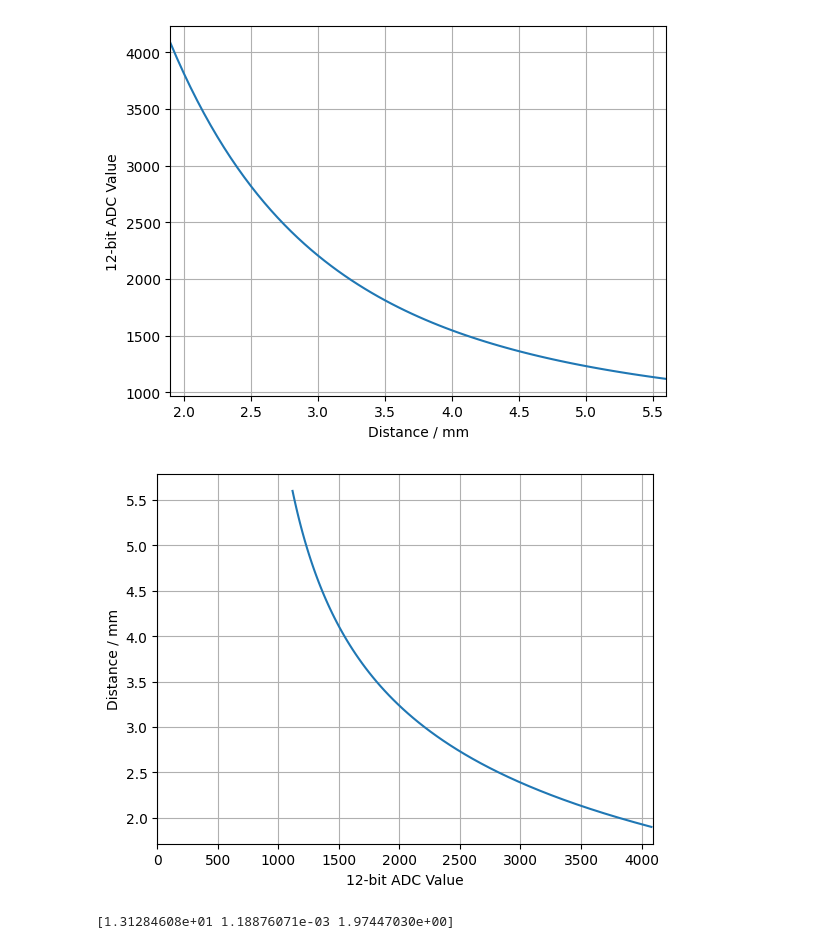
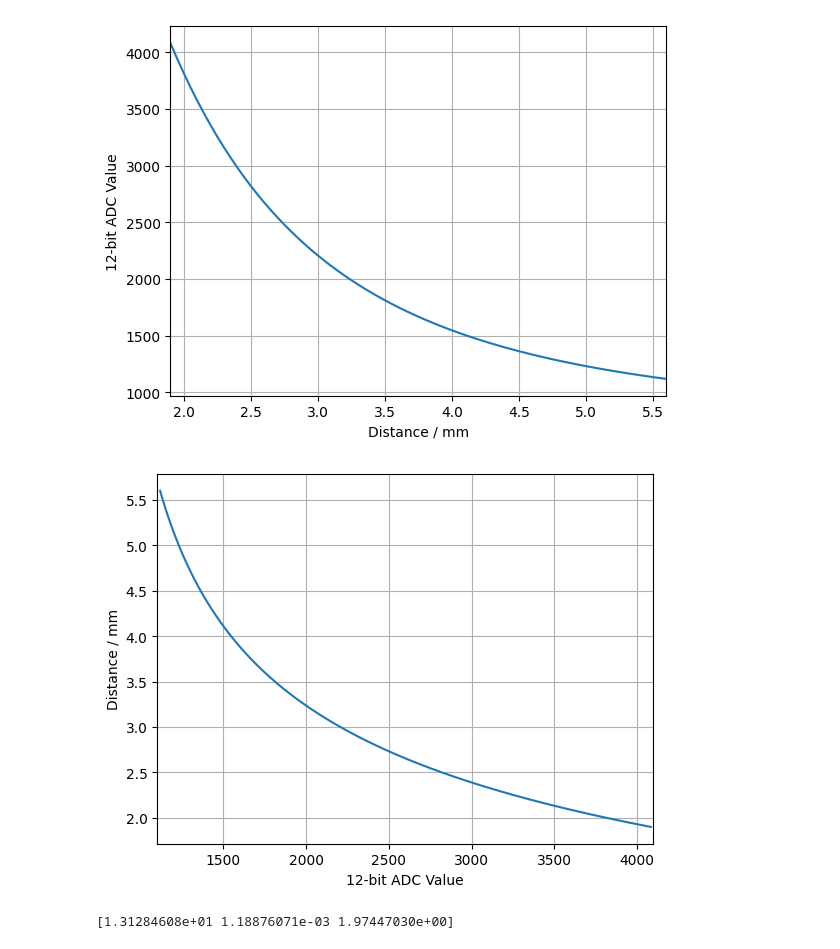
Before and after one commit to Ace4896/cloverpad-hardware, a Jupyter notebook: docs/notebooks/magnet-distance.ipynb, the cells around one changed output. Saved outputs shown, nothing was run; the diff lists cells and outputs as text; code cells hidden in the pictures.

```diff
--- a/docs/notebooks/magnet-distance.ipynb
+++ b/docs/notebooks/magnet-distance.ipynb
@@ -248,13 +248,13 @@ plt.show()
 # %%
 # If we plot in the other direction, we can come up with a lookup table for mapping ADC values -> distance
 plt.grid()
-plt.xlim(0, 4096)
+plt.xlim(1100, 4096)
 plt.xlabel('12-bit ADC Value')
 plt.ylabel('Distance / mm')
 plt.plot(ks20_adc, distances)
 plt.show()
 # %% [output]
-[figure, old version]
+[figure, new version]
 # %%
 # An exponential function can be used for curve fitting
 from scipy.optimize import curve_fit
```
Also changed, not shown: parts of 1 cell of this notebook.
